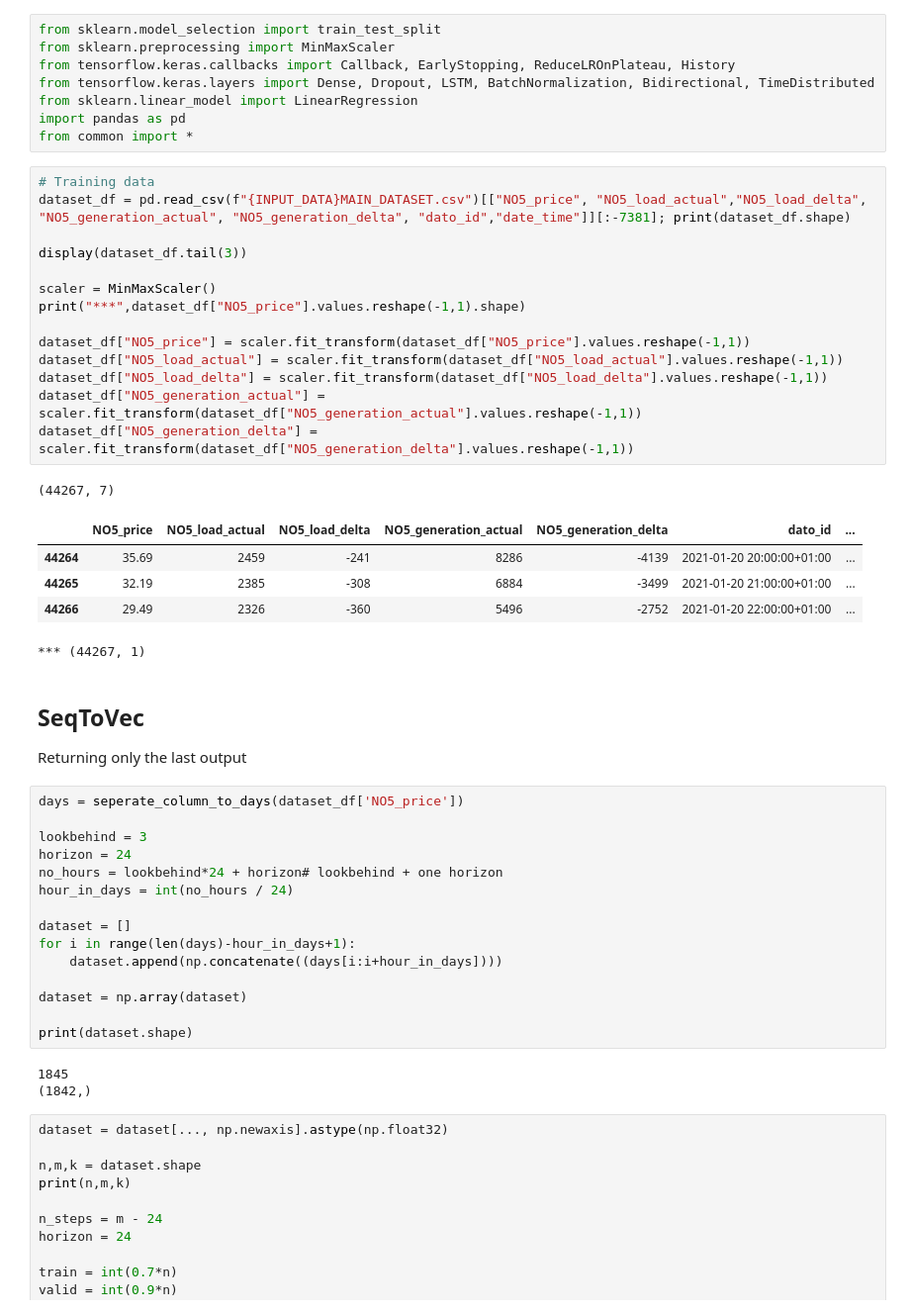
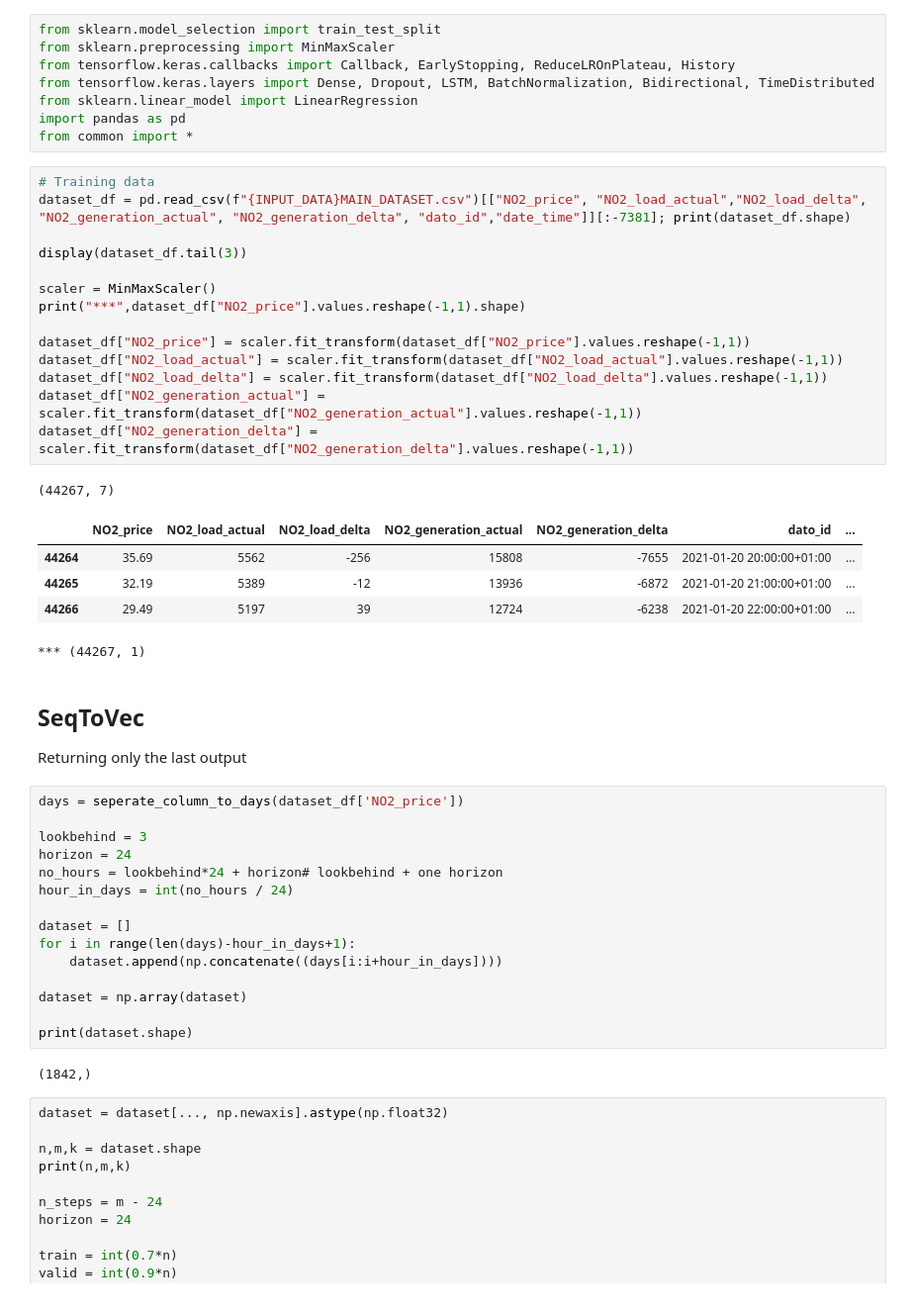
Before and after one commit to AndreasBordvik/FYS-STK4155-Prj3_report, a Jupyter notebook: code/PART_B_iterativ.ipynb, the cells around one changed output. Shown at 99% size. Drawn from its saved outputs; the diff is of its cells as text.

```diff
--- a/code/PART_B_iterativ.ipynb
+++ b/code/PART_B_iterativ.ipynb
@@ -8,30 +8,30 @@ import pandas as pd
 from common import *
 # %%
 # Training data
-dataset_df = pd.read_csv(f"{INPUT_DATA}MAIN_DATASET.csv")[["NO5_price", "NO5_load_actual","NO5_load_delta", "NO5_generation_actual", "NO5_generation_delta", "dato_id","date_time"]][:-7381]; print(dataset_df.shape)
+dataset_df = pd.read_csv(f"{INPUT_DATA}MAIN_DATASET.csv")[["NO2_price", "NO2_load_actual","NO2_load_delta", "NO2_generation_actual", "NO2_generation_delta", "dato_id","date_time"]][:-7381]; print(dataset_df.shape)
 
 display(dataset_df.tail(3))
 
 scaler = MinMaxScaler()
-print("***",dataset_df["NO5_price"].values.reshape(-1,1).shape)
+print("***",dataset_df["NO2_price"].values.reshape(-1,1).shape)
 
-dataset_df["NO5_price"] = scaler.fit_transform(dataset_df["NO5_price"].values.reshape(-1,1))
-dataset_df["NO5_load_actual"] = scaler.fit_transform(dataset_df["NO5_load_actual"].values.reshape(-1,1))
-dataset_df["NO5_load_delta"] = scaler.fit_transform(dataset_df["NO5_load_delta"].values.reshape(-1,1))
-dataset_df["NO5_generation_actual"] = scaler.fit_transform(dataset_df["NO5_generation_actual"].values.reshape(-1,1))
-dataset_df["NO5_generation_delta"] = scaler.fit_transform(dataset_df["NO5_generation_delta"].values.reshape(-1,1))
+dataset_df["NO2_price"] = scaler.fit_transform(dataset_df["NO2_price"].values.reshape(-1,1))
+dataset_df["NO2_load_actual"] = scaler.fit_transform(dataset_df["NO2_load_actual"].values.reshape(-1,1))
+dataset_df["NO2_load_delta"] = scaler.fit_transform(dataset_df["NO2_load_delta"].values.reshape(-1,1))
+dataset_df["NO2_generation_actual"] = scaler.fit_transform(dataset_df["NO2_generation_actual"].values.reshape(-1,1))
+dataset_df["NO2_generation_delta"] = scaler.fit_transform(dataset_df["NO2_generation_delta"].values.reshape(-1,1))
 # %% [output]
 (44267, 7)
-|  | NO5_price | NO5_load_actual | NO5_load_delta | NO5_generation_actual | NO5_generation_delta | dato_id | ... |
-| 44264 | 35.69 | 2459 | -241 | 8286 | -4139 | 2021-01-20 20:00:00+01:00 | ... |
-| 44265 | 32.19 | 2385 | -308 | 6884 | -3499 | 2021-01-20 21:00:00+01:00 | ... |
-| 44266 | 29.49 | 2326 | -360 | 5496 | -2752 | 2021-01-20 22:00:00+01:00 | ... |
+|  | NO2_price | NO2_load_actual | NO2_load_delta | NO2_generation_actual | NO2_generation_delta | dato_id | ... |
+| 44264 | 35.69 | 5562 | -256 | 15808 | -7655 | 2021-01-20 20:00:00+01:00 | ... |
+| 44265 | 32.19 | 5389 | -12 | 13936 | -6872 | 2021-01-20 21:00:00+01:00 | ... |
+| 44266 | 29.49 | 5197 | 39 | 12724 | -6238 | 2021-01-20 22:00:00+01:00 | ... |
 *** (44267, 1)
 # %% [markdown]
 ## SeqToVec
 Returning only the last output
 # %%
-days = seperate_column_to_days(dataset_df['NO5_price'])
+days = seperate_column_to_days(dataset_df['NO2_price'])
 
 lookbehind = 3
 horizon = 24
@@ -46,7 +46,6 @@ dataset = np.array(dataset)
 
 print(dataset.shape)
 # %% [output]
-1845
 (1842,)
 # %%
 dataset = dataset[..., np.newaxis].astype(np.float32)
```
Also changed, not shown: 1 other file.
